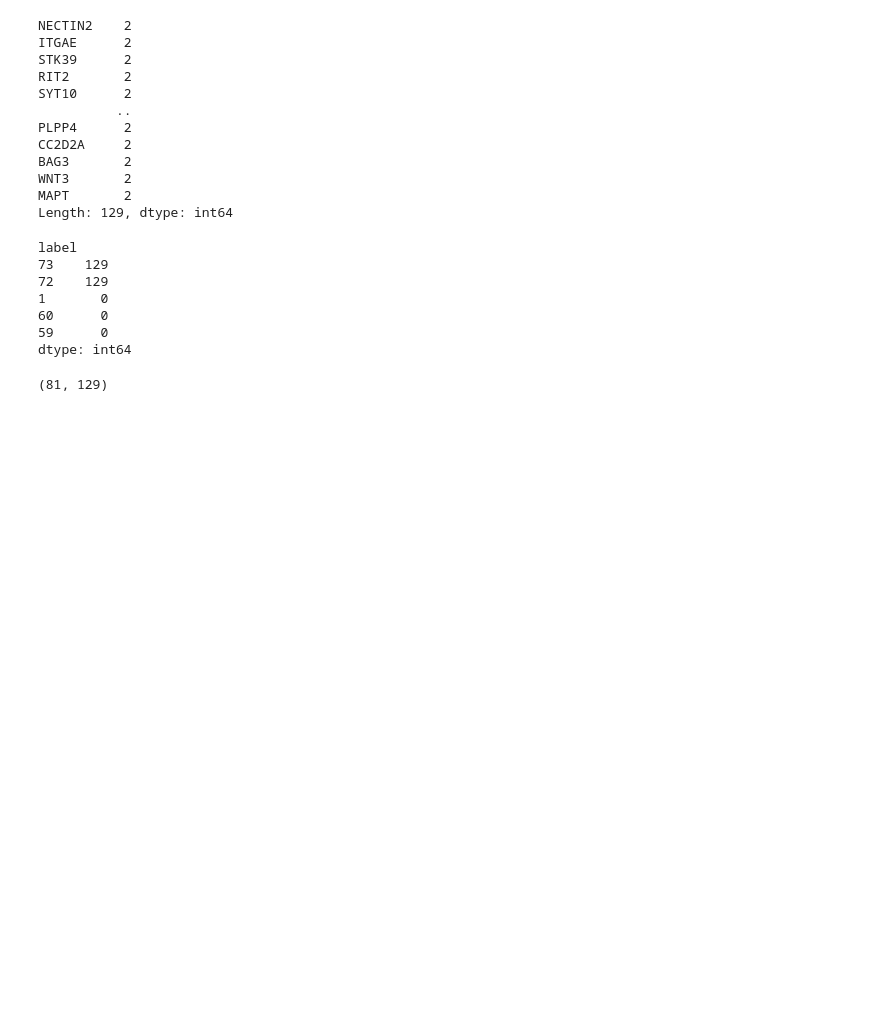
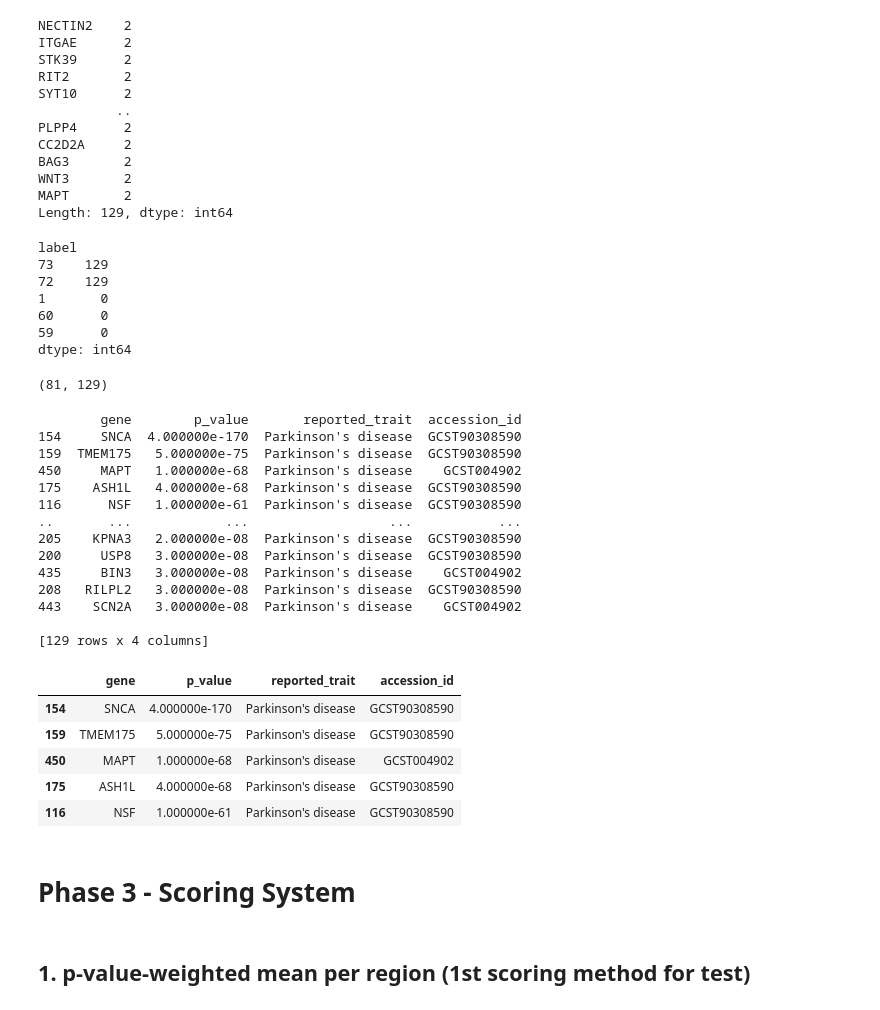
Before and after one commit to RRonium/Neurogenomic-Disease-ML-Pipeline, a Jupyter notebook: notebooks/main_parkinson.ipynb, the cells around one changed output. Saved outputs shown, nothing was run; the diff lists cells and outputs as text; code cells hidden in the pictures; blank space fills up the shorter version.

```diff
--- a/notebooks/main_parkinson.ipynb
+++ b/notebooks/main_parkinson.ipynb
@@ -222,0 +226,29 @@ print(expression_clean.shape)
+# %%
+final_genes=df_sig_dedupe[df_sig_dedupe['gene'].isin(expression_clean.columns)].copy()
+print(final_genes)
+final_genes.head()
+# %% [output]
+        gene        p_value       reported_trait  accession_id
+154     SNCA  4.000000e-170  Parkinson's disease  GCST90308590
+159  TMEM175   5.000000e-75  Parkinson's disease  GCST90308590
+450     MAPT   1.000000e-68  Parkinson's disease    GCST004902
+175    ASH1L   4.000000e-68  Parkinson's disease  GCST90308590
+116      NSF   1.000000e-61  Parkinson's disease  GCST90308590
+..       ...            ...                  ...           ...
+205    KPNA3   2.000000e-08  Parkinson's disease  GCST90308590
+200     USP8   3.000000e-08  Parkinson's disease  GCST90308590
+435     BIN3   3.000000e-08  Parkinson's disease    GCST004902
+208   RILPL2   3.000000e-08  Parkinson's disease  GCST90308590
+443    SCN2A   3.000000e-08  Parkinson's disease    GCST004902
+
+[129 rows x 4 columns]
+|  | gene | p_value | reported_trait | accession_id |
+| 154 | SNCA | 4.000000e-170 | Parkinson's disease | GCST90308590 |
+| 159 | TMEM175 | 5.000000e-75 | Parkinson's disease | GCST90308590 |
+| 450 | MAPT | 1.000000e-68 | Parkinson's disease | GCST004902 |
+| 175 | ASH1L | 4.000000e-68 | Parkinson's disease | GCST90308590 |
+| 116 | NSF | 1.000000e-61 | Parkinson's disease | GCST90308590 |
+# %% [markdown]
+# Phase 3 - Scoring System
+# %% [markdown]
+## 1. p-value-weighted mean per region (1st scoring method for test)
```
Also changed, not shown: parts of 6 cells of this notebook, 2 other files.
